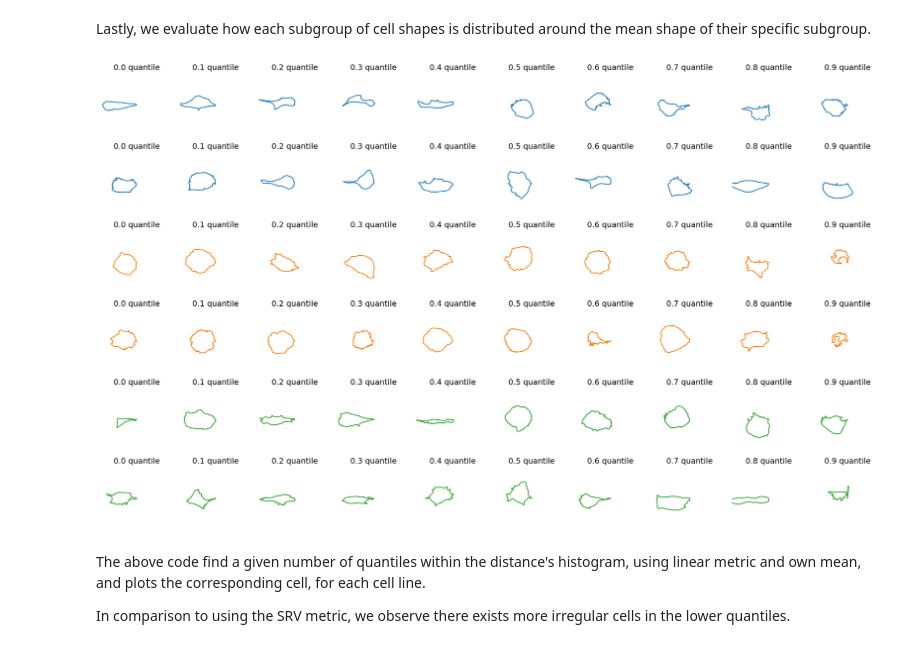
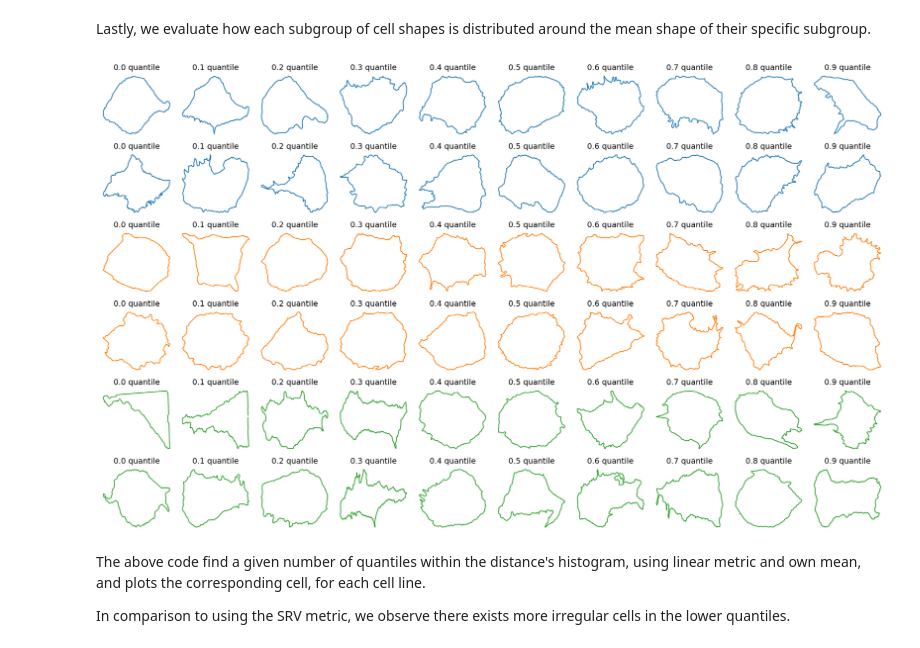
Before and after one commit to wxli0/dyn, a Jupyter notebook: dyn/notebooks/breast_cancer_analysis.ipynb, the cells around one changed output. Drawn from its saved outputs; the diff is of its cells as text; code cells hidden in the pictures.

Commit message:
fixed breast_cancer analysis with random flip, the histogram visualization needs to be fixed

```diff
--- a/dyn/notebooks/breast_cancer_analysis.ipynb
+++ b/dyn/notebooks/breast_cancer_analysis.ipynb
@@ -310,5 +343,7 @@ Load aligned cells from txt files. These files were generated by calling `align`
 # %%
 aligned_base_folder = os.path.join(data_path, dataset_name, "aligned")
+BASE_CURVE = generate_ellipse(k_sampling_points)
+centroid_x, centroid_y = get_centroid(BASE_CURVE)
 
 ds_align = {}
 
@@ -326,7 +361,11 @@ for metric in METRICS:
         for i in range(cell_num):
             file_path = os.path.join(aligned_folder, f"{line}_{i}.txt")
             cell = np.loadtxt(file_path)
-            ds_align[metric][line].append(cell)
+
+            flip = random.choice([True, False])
+            flipped_cell = align_barycenter(cell, centroid_x, centroid_y, flip)
+
+            ds_align[metric][line].append(flipped_cell)
 # %% [markdown]
 Check we did not loss any cells after alignment
 # %%
@@ -485,10 +523,14 @@ def remove_ds_one_layer(ds, delete_indices):
     global_i = sum(len(v) for v in ds.values())-1
     for line in reversed(list(ds.keys())):
         line_cells = ds[line]
-        print(len(line_cells))
         for i, _ in reversed(list(enumerate(line_cells))):
             if global_i in delete_indices:
-                ds[line] = np.concatenate((ds[line][:i], ds[line][i+1:]), axis=0)
+                if len(np.array(ds[line][:i]).shape) == 1:
+                    ds[line] = np.array(ds[line][i+1:])
+                elif len(np.array(ds[line][i+1:]).shape) == 1:
+                    ds[line] = np.array(ds[line][:i])
+                else:
+                    ds[line] = np.concatenate((np.array(ds[line][:i]), np.array(ds[line][i+1:])), axis=0)
             global_i -= 1
 
     return ds
@@ -511,9 +553,11 @@ def remove_cells_one_layer(cells, cell_shapes, lines, ds_proc, ds_align, delete_
 
     lines = list(np.delete(np.array(lines), delete_indices, axis=0))
     ds_proc = remove_ds_one_layer(ds_proc, delete_indices)
+
     for metric in METRICS:
-        print(metric)
         ds_align[metric] = remove_ds_one_layer(ds_align[metric], delete_indices)
+        pairwise_dists[metric] = np.delete(pairwise_dists[metric], delete_indices, axis=0)
+        pairwise_dists[metric] = np.delete(pairwise_dists[metric], delete_indices, axis=1)
 
     return cells, cell_shapes, lines,  ds_proc, ds_align
 # %%
@@ -804,37 +835,36 @@ for i, line in enumerate(LINES):
         sorted_pairs = sorted(zipped_lists)
 
         tuples = zip(*sorted_pairs)
         sorted_dists_list, sorted_cells_list = [list(t) for t in tuples]
         for i_quantile in range(n_quantiles):
             quantile = int(0.1 * n_cells * i_quantile)
             one_cell = sorted_cells_list[quantile]
             ax = axes[2*i+j, i_quantile]
             ax.plot(one_cell[:, 0], one_cell[:, 1], c=f"C{i}")
             ax.set_title(f"0.{i_quantile} quantile", fontsize=14)
             ax.axis("off")
             # Turn off tick labels
             # ax.set_yticklabels([])
             # ax.set_xticklabels([])
             # ax.set_xticks([])
             # ax.set_yticks([])
             ax.spines["top"].set_visible(False)
             ax.spines["right"].set_visible(False)
             ax.spines["bottom"].set_visible(False)
             ax.spines["left"].set_visible(False)
             # ax.set_("equal")
             # ax.set_aspect('equal')
-            radius = 0.3
-            ax.set_xlim(-radius, radius)
-            ax.set_ylim(-radius, radius)
+            # ax.set_xlim(-radius, radius)
+            # ax.set_ylim(-radius, radius)
 
             if i_quantile == 0:
                 ax.set_ylabel(f"{metric} - \n {line}", rotation=90, fontsize=18)
 plt.tight_layout()
 # plt.suptitle(f"Quantiles for linear metric using own mean", y=-0.01, fontsize=24)
 plt.savefig(os.path.join(figs_dir, "quantile.svg"))
 plt.savefig(os.path.join(figs_dir, "quantile.pdf"))
 # %% [output]
-[figure, old version]
+[figure, new version]
 # %% [markdown]
 The above code find a given number of quantiles within the distance's histogram, using linear metric and own mean, and plots the corresponding cell, for each cell line.
 
```
Also changed, not shown: parts of 20 cells of this notebook.
